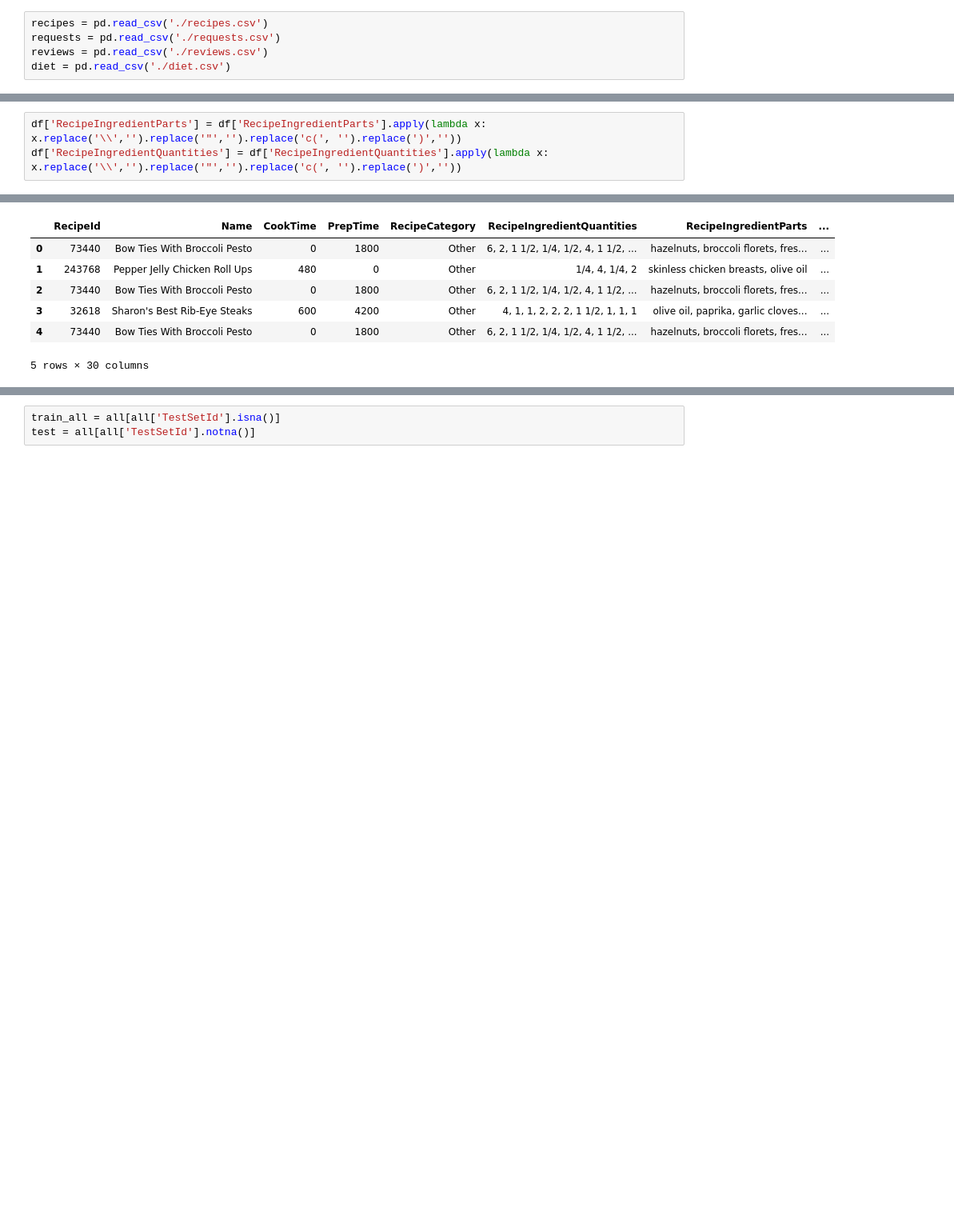
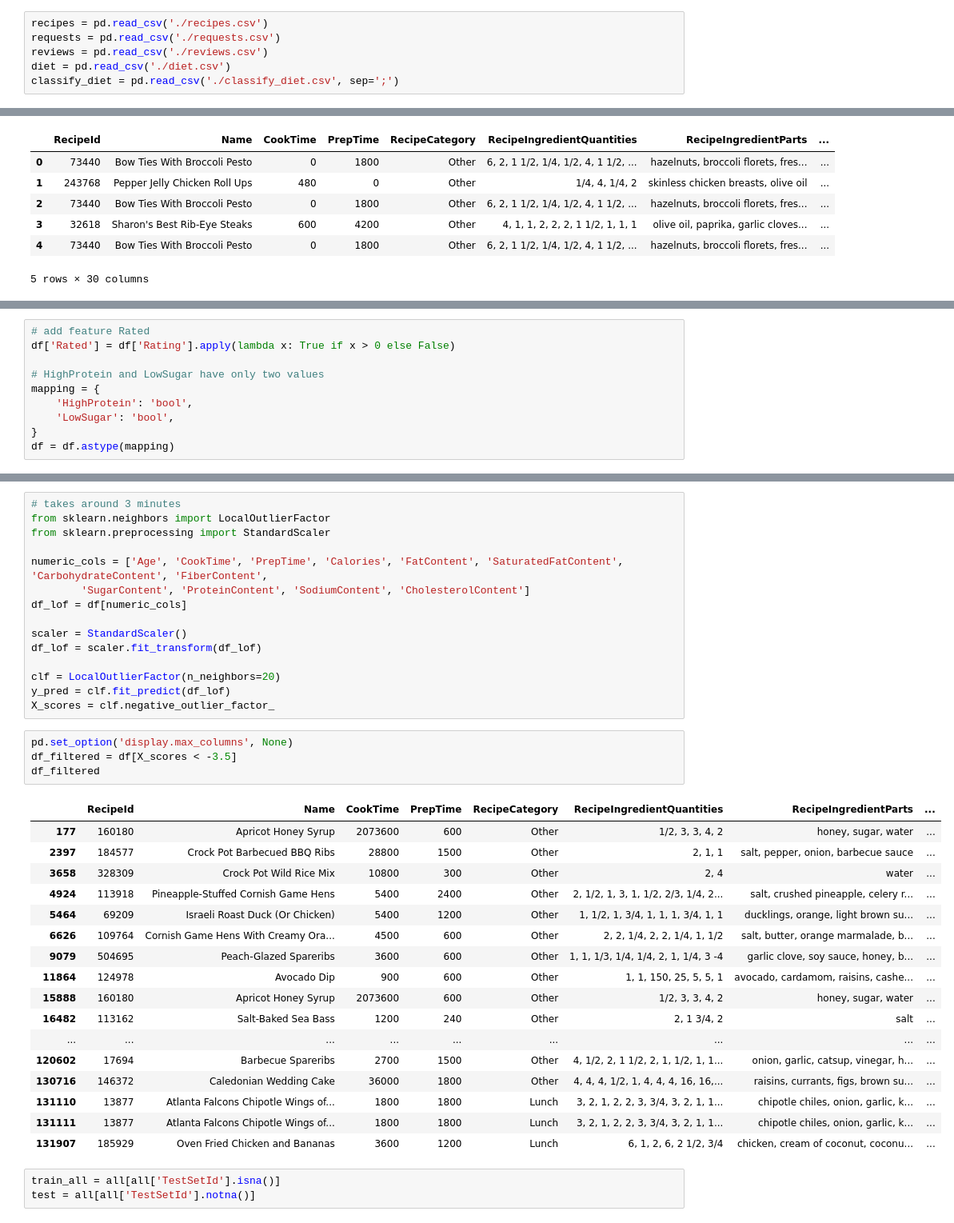
Before and after one commit to sallto/baml, a Jupyter notebook: notebook.ipynb, the cells around one changed output, grey strips where cells are left out. Shown at 80% size. Drawn from its saved outputs; the diff is of its cells as text; blank space fills up the shorter version.

```diff
--- a/notebook.ipynb
+++ b/notebook.ipynb
@@ -5,6 +8,7 @@ recipes = pd.read_csv('./recipes.csv')
 requests = pd.read_csv('./requests.csv')
 reviews = pd.read_csv('./reviews.csv')
 diet = pd.read_csv('./diet.csv')
+classify_diet = pd.read_csv('./classify_diet.csv', sep=';')
 # %%
 recipes.head()
 # %% [output]
@@ -105,3 +123,0 @@ Name: RecipeIngredientParts, Length: 140195, dtype: string
-# %%
-df['RecipeIngredientParts'] = df['RecipeIngredientParts'].apply(lambda x: x.replace('\\','').replace('"','').replace('c(', '').replace(')',''))
-df['RecipeIngredientQuantities'] = df['RecipeIngredientQuantities'].apply(lambda x: x.replace('\\','').replace('"','').replace('c(', '').replace(')',''))
@@ -130,0 +167,10 @@ df.head()
+# %%
+# add feature Rated
+df['Rated'] = df['Rating'].apply(lambda x: True if x > 0 else False)
+
+# HighProtein and LowSugar have only two values
+mapping = {
+    'HighProtein': 'bool',
+    'LowSugar': 'bool',
+}
+df = df.astype(mapping)
@@ -131,3 +196,40 @@ df.head()
+# %%
+# takes around 3 minutes
+from sklearn.neighbors import LocalOutlierFactor
+from sklearn.preprocessing import StandardScaler
+
+numeric_cols = ['Age', 'CookTime', 'PrepTime', 'Calories', 'FatContent', 'SaturatedFatContent', 'CarbohydrateContent', 'FiberContent',
+        'SugarContent', 'ProteinContent', 'SodiumContent', 'CholesterolContent']
+df_lof = df[numeric_cols]
+
+scaler = StandardScaler()
+df_lof = scaler.fit_transform(df_lof)
+
+clf = LocalOutlierFactor(n_neighbors=20)
+y_pred = clf.fit_predict(df_lof)
+X_scores = clf.negative_outlier_factor_
+# %%
+pd.set_option('display.max_columns', None)
+df_filtered = df[X_scores < -3.5]
+df_filtered
+# %% [output]
+|  | RecipeId | Name | CookTime | PrepTime | RecipeCategory | RecipeIngredientQuantities | RecipeIngredientParts | ... |
+| 177 | 160180 | Apricot Honey Syrup | 2073600 | 600 | Other | 1/2, 3, 3, 4, 2 | honey, sugar, water | ... |
+| 2397 | 184577 | Crock Pot Barbecued BBQ Ribs | 28800 | 1500 | Other | 2, 1, 1 | salt, pepper, onion, barbecue sauce | ... |
+| 3658 | 328309 | Crock Pot Wild Rice Mix | 10800 | 300 | Other | 2, 4 | water | ... |
+| 4924 | 113918 | Pineapple-Stuffed Cornish Game Hens | 5400 | 2400 | Other | 2, 1/2, 1, 3, 1, 1/2, 2/3, 1/4, 2... | salt, crushed pineapple, celery r... | ... |
+| 5464 | 69209 | Israeli Roast Duck (Or Chicken) | 5400 | 1200 | Other | 1, 1/2, 1, 3/4, 1, 1, 1, 3/4, 1, 1 | ducklings, orange, light brown su... | ... |
+| 6626 | 109764 | Cornish Game Hens With Creamy Ora... | 4500 | 600 | Other | 2, 2, 1/4, 2, 2, 1/4, 1, 1/2 | salt, butter, orange marmalade, b... | ... |
+| 9079 | 504695 | Peach-Glazed Spareribs | 3600 | 600 | Other | 1, 1, 1/3, 1/4, 1/4, 2, 1, 1/4, 3 -4 | garlic clove, soy sauce, honey, b... | ... |
+| 11864 | 124978 | Avocado Dip | 900 | 600 | Other | 1, 1, 150, 25, 5, 5, 1 | avocado, cardamom, raisins, cashe... | ... |
+| 15888 | 160180 | Apricot Honey Syrup | 2073600 | 600 | Other | 1/2, 3, 3, 4, 2 | honey, sugar, water | ... |
+| 16482 | 113162 | Salt-Baked Sea Bass | 1200 | 240 | Other | 2, 1 3/4, 2 | salt | ... |
+| ... | ... | ... | ... | ... | ... | ... | ... | ... |
+| 120602 | 17694 | Barbecue Spareribs | 2700 | 1500 | Other | 4, 1/2, 2, 1 1/2, 2, 1, 1/2, 1, 1... | onion, garlic, catsup, vinegar, h... | ... |
+| 130716 | 146372 | Caledonian Wedding Cake | 36000 | 1800 | Other | 4, 4, 4, 1/2, 1, 4, 4, 4, 16, 16,... | raisins, currants, figs, brown su... | ... |
+| 131110 | 13877 | Atlanta Falcons Chipotle Wings of... | 1800 | 1800 | Lunch | 3, 2, 1, 2, 2, 3, 3/4, 3, 2, 1, 1... | chipotle chiles, onion, garlic, k... | ... |
+| 131111 | 13877 | Atlanta Falcons Chipotle Wings of... | 1800 | 1800 | Lunch | 3, 2, 1, 2, 2, 3, 3/4, 3, 2, 1, 1... | chipotle chiles, onion, garlic, k... | ... |
+| 131907 | 185929 | Oven Fried Chicken and Bananas | 3600 | 1200 | Lunch | 6, 1, 2, 6, 2 1/2, 3/4 | chicken, cream of coconut, coconu... | ... |
 # %%
 train_all = all[all['TestSetId'].isna()]
 test = all[all['TestSetId'].notna()]
```
Also changed, not shown: parts of 12 cells of this notebook, 1 other file.
